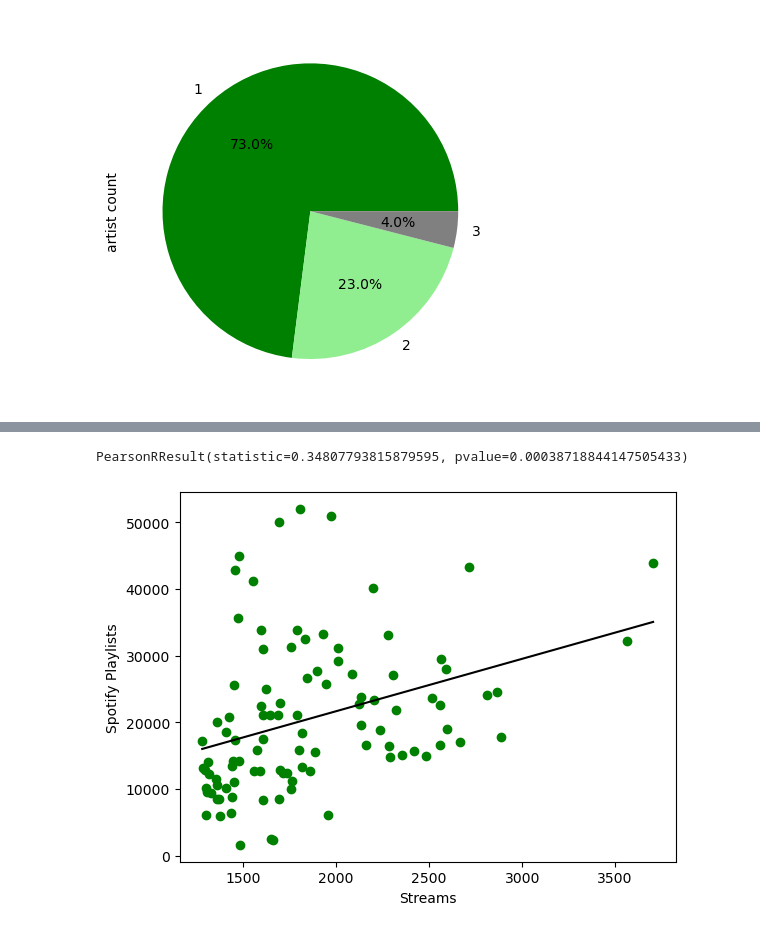
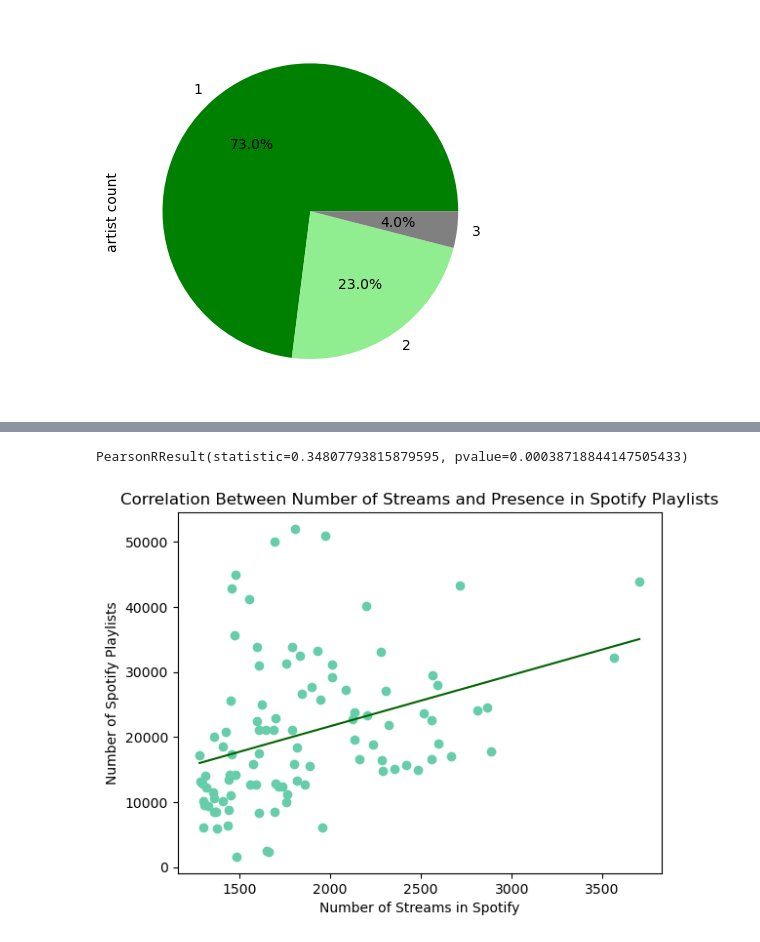
Before and after one commit to luisrodriguezror/project1, a Jupyter notebook: dani.ipynb, the cells around one changed output, grey strips where cells are left out. Saved outputs shown, nothing was run; the diff lists cells and outputs as text; code cells hidden in the pictures.

```diff
--- a/dani.ipynb
+++ b/dani.ipynb
@@ -6,7 +6,7 @@ import numpy as np
 import pandas as pd
 # %%
 # Load the CSV file created in Part 1 into a Pandas DataFrame
-dataset_df = pd.read_csv("Data\spotify-2023.csv",encoding='latin-1')
+dataset_df = pd.read_csv("spotify-2023.csv",encoding='latin-1')
 
 # Display sample data
 dataset_df.head()
@@ -55,9 +55,12 @@ dtype: object
 # %%
 # Update 'streams' type
 dataset_df['streams'] = dataset_df['streams'].astype('int64')
-#dataset_df['in_deezer_playlists'] = dataset_df['in_deezer_playlists'].astype('float64')
 
-dataset_df.head()
+dataset_df['in_deezer_playlists'] = dataset_df['in_deezer_playlists'].replace(to_replace=',',value='',regex=True)
+
+dataset_df['in_deezer_playlists'] = dataset_df['in_deezer_playlists'].astype('float64')
+
+dataset_df
 # %% [output]
 |  | track_name | artist(s)_name | artist_count | released_year | released_month | released_day | ... |
 | 0 | Seven (feat. Latto) (Explicit Ver.) | Latto, Jung Kook | 2 | 2023 | 7 | 14 | ... |
@@ -438,21 +454,24 @@ PearsonRResult(statistic=0.3171351404454369, pvalue=0.0013049343703472572)
 # %%
 #Correlation between presence in spotify playlists and in apple playlists
+
+spotify = top100_streams_df['in_spotify_playlists']
 
 correlation = st.pearsonr(streams,spotify)
 print(correlation)
 
-plt.scatter(streams,spotify,marker="o", facecolors="green", edgecolors="green")
-plt.xlabel("Streams")
-plt.ylabel("Spotify Playlists")
+plt.scatter(streams,spotify,marker="o", facecolors="mediumaquamarine", edgecolors="mediumaquamarine")
+plt.xlabel("Number of Streams in Spotify")
+plt.ylabel("Number of Spotify Playlists")
+plt.title("Correlation Between Number of Streams and Presence in Spotify Playlists")
 
 e_slope, pe_int, pe_r, pe_p, pe_std_err = st.linregress(streams,spotify)
 pe_fit = e_slope * streams + pe_int
-plt.plot(streams,pe_fit,color='black')
+plt.plot(streams,pe_fit,color='darkgreen')
 
 plt.show()
 # %% [output]
 PearsonRResult(statistic=0.34807793815879595, pvalue=0.00038718844147505433)
-[figure, old version]
+[figure, new version]
 # %%
 #Correlation between presence in spotify playlists and in deezer playlists
 
```
Also changed, not shown: parts of 6 cells of this notebook.
